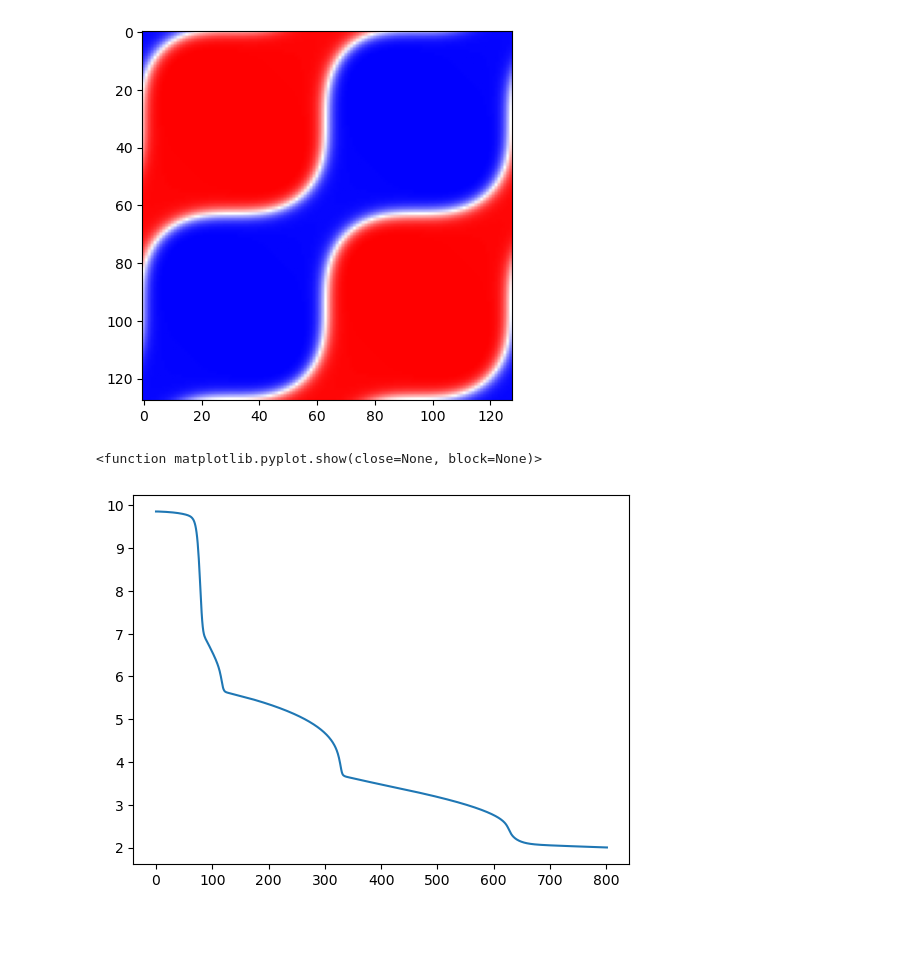
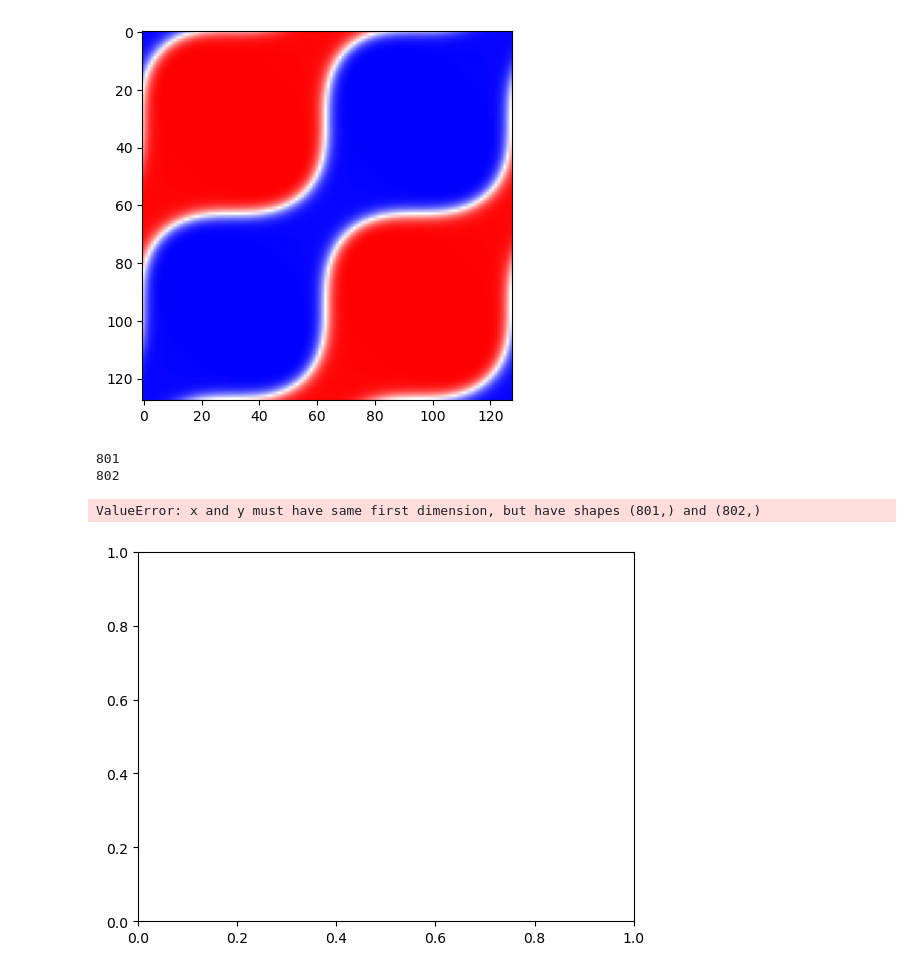
Before and after one commit to sukishergill/phase-field-model, a Jupyter notebook: Python/CH_ex_1.ipynb, the cells around one changed output. Drawn from its saved outputs; the diff is of its cells as text; code cells hidden in the pictures; blank space fills up the shorter version.

```diff
--- a/Python/SSAV.ipynb
+++ b/Python/CH_ex_1.ipynb
@@ -19,9 +19,18 @@ Grid = generate_Grid(L, N, dim=2)
 D = -1j*Grid.k
 G = -Grid.k2
 
-Time = TimeDomain(dt=0.01, t0=0, tf=8)
+Time = TimeDomain(dt_min=0.01, dt_max=0.01, t0=0, tf=8)
 
-Para = Parameters(eps=0.1, M=1.0, m=0.1, S=1.0, B=2.0)
+Para = Parameters(eps=0.1,
+                  alpha=0.0,
+                  beta=1.0,
+                  delta=1e-8,
+                  err_tol = np.array([1e-4, 1e-4]),
+                  M=1.0,
+                  m=0.0,
+                  S=1.0,
+                  B=2.0,
+                  model="CH")
 # %%
 u = 0.05 * np.sin(Grid.xx) * np.sin(Grid.yy)
 # %%
@@ -34,9 +43,15 @@ plt.colorbar
 plt.show()
 # %% [output]
 [figure]
+# %%
+print(len(Results.tt))
+print(len(Results.Eu))
+# %% [output]
+801
+802
 # %%
-plt.plot(Results.Eu)
+plt.plot(Results.tt, Results.Eu)
 plt.show
 # %% [output]
-<function matplotlib.pyplot.show(close=None, block=None)>
+ValueError: x and y must have same first dimension, but have shapes (801,) and (802,)
-[figure, old version]
+[figure, new version]
```
Also changed, not shown: 3 other files.
